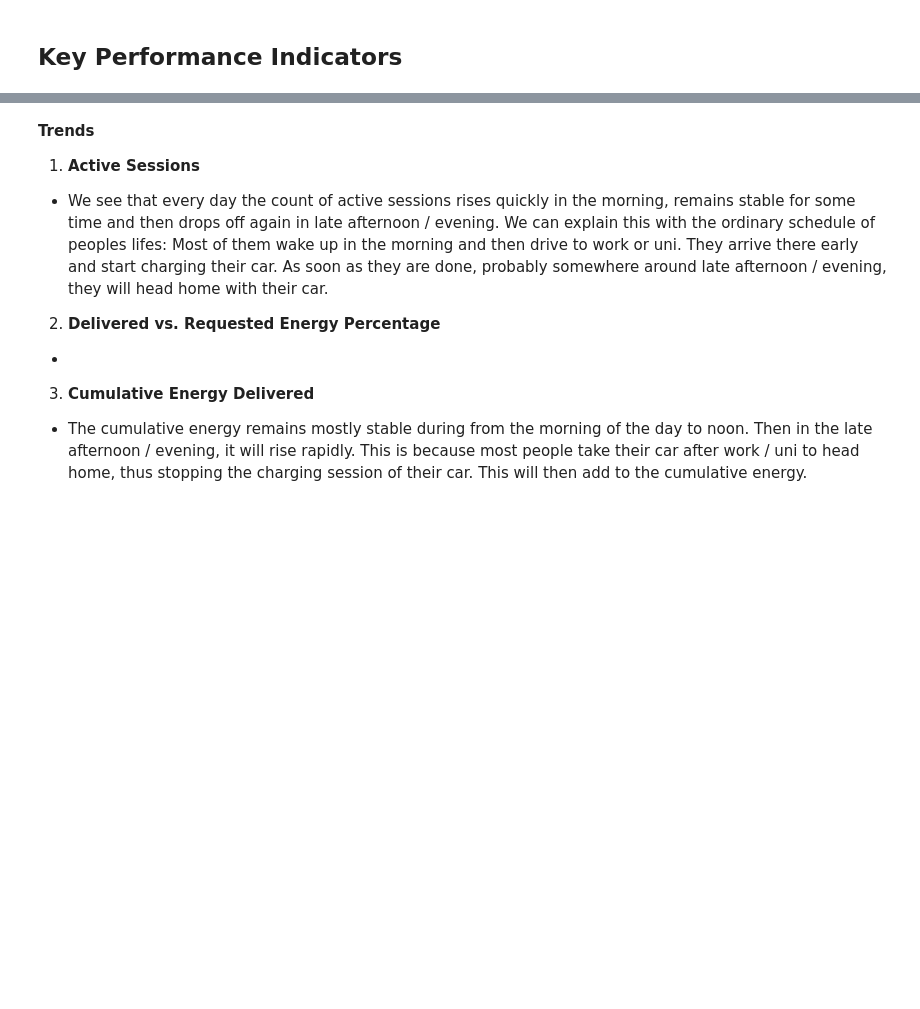
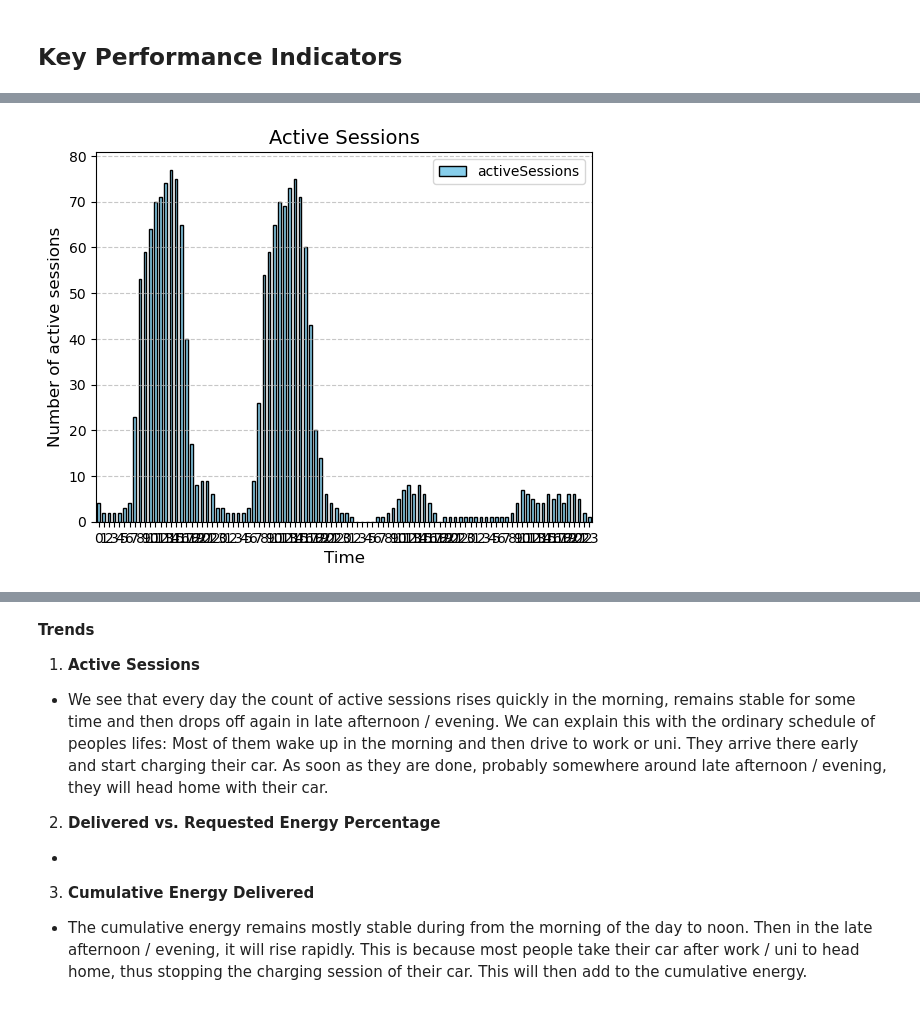
Before and after one commit to asimxa/Data-Diggers-Project-Repo, a Jupyter notebook: 02_descriptive_analytics.ipynb, the cells around one changed output, grey strips where cells are left out. Saved outputs shown, nothing was run; the diff lists cells and outputs as text; code cells hidden in the pictures; blank space fills up the shorter version.

```diff
--- a/02_descriptive_analytics.ipynb
+++ b/02_descriptive_analytics.ipynb
@@ -333,0 +148,85 @@ Name: deliveredPercentage, dtype: float64
+# %%
+kpi_df = df.copy()
+time_range = pd.date_range('2019-01-01 00:00:00', '2019-01-31 23:59:59', freq='h', tz='America/Los_Angeles')
+kpi_df = kpi_df[
+    (kpi_df['connectionTime'] + pd.to_timedelta(kpi_df['connectionDuration'], unit='h') <= time_range[-1]) &
+    (kpi_df['connectionTime'] >= time_range[0])]
+
+
+active_sessions = []
+for time_point in time_range:
+    active_count = kpi_df[
+        (kpi_df['connectionTime'] <= time_point) &
+        (kpi_df['connectionTime'] + pd.to_timedelta(kpi_df['connectionDuration'], unit='h') > time_point)
+    ].shape[0]
+    active_sessions.append(active_count)
+
+active_sessions_df = pd.DataFrame({
+    'time': time_range,
+    'hour': time_range.hour,
+    'activeSessions': active_sessions,
+})
+
+
+def distribute_kwh_hourly_with_site(df):
+    df['end_time'] = df['connectionTime'] + pd.to_timedelta(df['chargingDuration'], unit='h')
+    df['kWhRequested_per_hour'] = df['kWhRequested'] / (df['minutesAvailable'] / 60)
+    df['intervals'] = df.apply(
+        lambda row: pd.date_range(
+            start=row['connectionTime'],
+            end=row['end_time'],
+            freq='5min',
+            inclusive='left',
+            ambiguous=True
+        ),
+        axis=1
+    )
+    exploded_df = df.explode('intervals')
+    exploded_df = exploded_df.dropna(subset=['intervals'])
+    exploded_df['aggregate_hour'] = exploded_df['intervals'].dt.tz_localize(None).dt.floor('h').dt.tz_localize('America/Los_Angeles', ambiguous=True)
+    exploded_df = exploded_df.dropna(subset=['aggregate_hour'])
+    exploded_df['kWhDelivered'] = exploded_df['kWhDelivered'] / exploded_df.groupby(level=0)['intervals'].transform('count')
+    exploded_df['kWhRequested'] = exploded_df.apply(
+        lambda row: row['kWhRequested_per_hour'] if row['intervals'] < row['end_time'] else 0,
+        axis=1
+    )
+    exploded_df['kWhRequested'] = exploded_df['kWhRequested'] / exploded_df.groupby(level=0)['intervals'].transform('count')
+    hourly_aggregated_df = exploded_df.groupby(['aggregate_hour'], as_index=False).agg({
+        'kWhDelivered': 'sum',
+        'kWhRequested': 'sum'
+    })
+    return hourly_aggregated_df
+
+
+hourly_agg_df = distribute_kwh_hourly_with_site(kpi_df)
+hourly_agg_df['hour'] = hourly_agg_df['aggregate_hour'].dt.hour
+#hourly_agg_df['kWhRequestedDeliveredPercentage'] = hourly_agg_df['kWhDelivered'] / hourly_agg_df['kWhRequested']
+
+
+plt.figure(figsize=(10, 6))
+active_sessions_df[active_sessions_df['time'].between('2019-01-10', '2019-01-13T23:59:59')].plot(kind='bar', color='skyblue', edgecolor='black', x='hour', y='activeSessions')
+plt.title('Active Sessions', fontsize=14)
+plt.xlabel('Time', fontsize=12)
+plt.ylabel('Number of active sessions', fontsize=12)
+plt.xticks(rotation=0)
+plt.grid(axis='y', linestyle='--', alpha=0.7)
+plt.show()
+
+plt.figure(figsize=(10, 6))
+hourly_agg_df[(hourly_agg_df['aggregate_hour'] >= '2019-01-22') & (hourly_agg_df['aggregate_hour'] < '2019-01-23')].plot(kind='bar', color='skyblue', edgecolor='black', x='hour', y='kWhDelivered')
+plt.title('kWh Delivered', fontsize=14)
+plt.xlabel('Hour', fontsize=12)
+plt.ylabel('kWh deliverd', fontsize=12)
+plt.xticks(rotation=0)
+plt.grid(axis='y', linestyle='--', alpha=0.7)
+plt.show()
+
+plt.figure(figsize=(10, 6))
+hourly_agg_df[(hourly_agg_df['aggregate_hour'] >= '2019-01-22') & (hourly_agg_df['aggregate_hour'] < '2019-01-23')].plot(kind='bar', color='skyblue', edgecolor='black', x='hour', y='kWhRequested')
+plt.title('kWh Requested', fontsize=14)
+plt.xlabel('Season', fontsize=12)
+plt.ylabel('Number of charging events', fontsize=12)
+plt.xticks(rotation=0)
+plt.grid(axis='y', linestyle='--', alpha=0.7)
+plt.show()
+# %% [output]
@@ -333,0 +234 @@ Name: deliveredPercentage, dtype: float64
+[figure, added]
```
Also changed, not shown: parts of 18 cells of this notebook, 11 other files.
